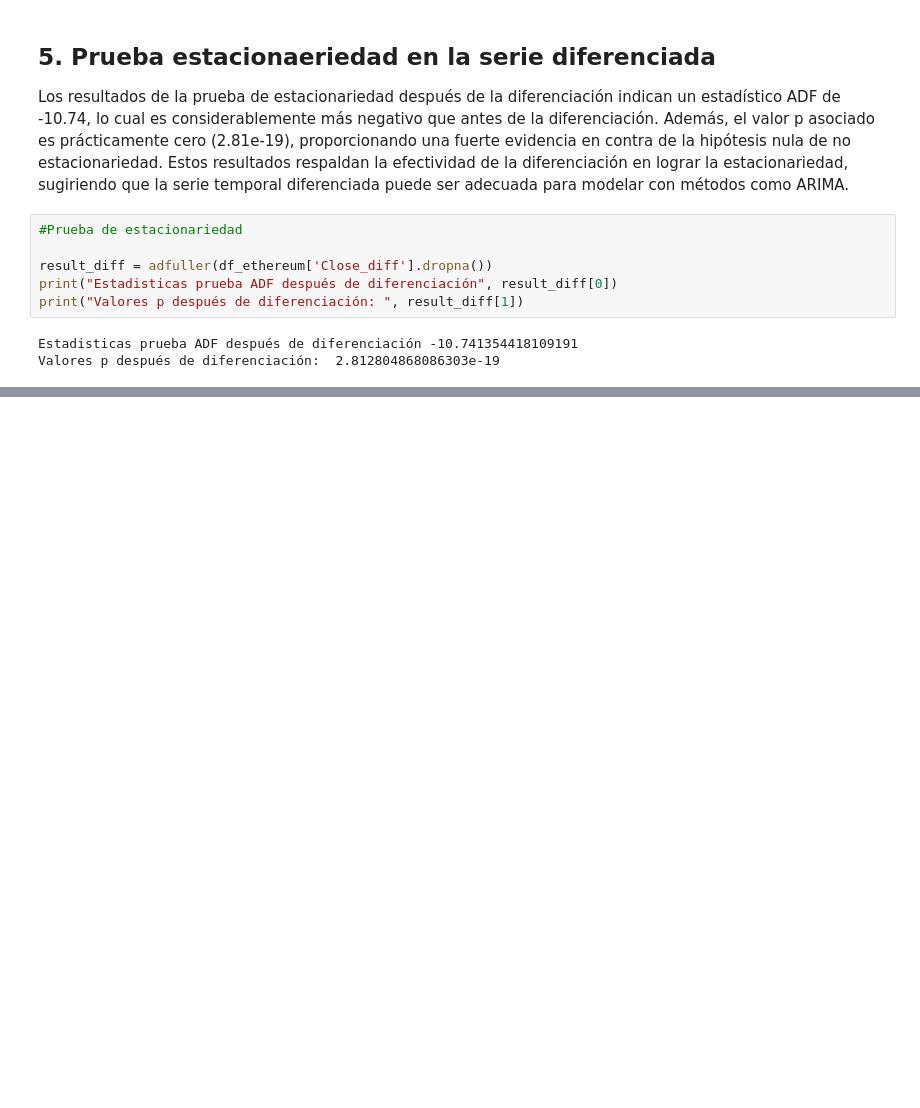
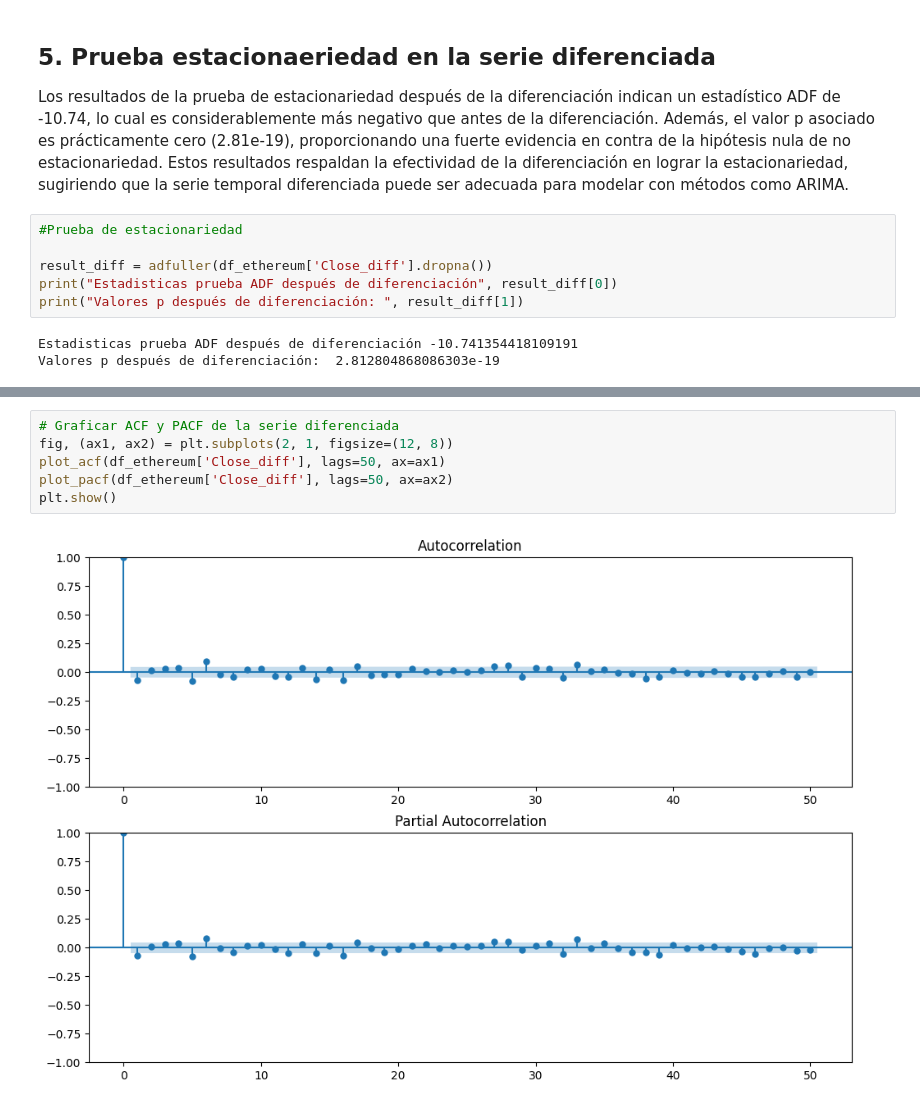
Before and after one commit to m3llad0/TC3007C, a Jupyter notebook: preprocesamiento_arima.ipynb, the cells around one changed output, grey strips where cells are left out. Cells and saved outputs as stored; diff of their text form; blank space fills up the shorter version.

```diff
--- a/preprocesamiento_arima.ipynb
+++ b/preprocesamiento_arima.ipynb
@@ -155,0 +160,8 @@ Valores p después de diferenciación:  2.812804868086303e-19
+# %%
+# Graficar ACF y PACF de la serie diferenciada
+fig, (ax1, ax2) = plt.subplots(2, 1, figsize=(12, 8))
+plot_acf(df_ethereum['Close_diff'], lags=50, ax=ax1)
+plot_pacf(df_ethereum['Close_diff'], lags=50, ax=ax2)
+plt.show()
+# %% [output]
+[figure, added]
```
Also changed, not shown: parts of 1 cell of this notebook.
